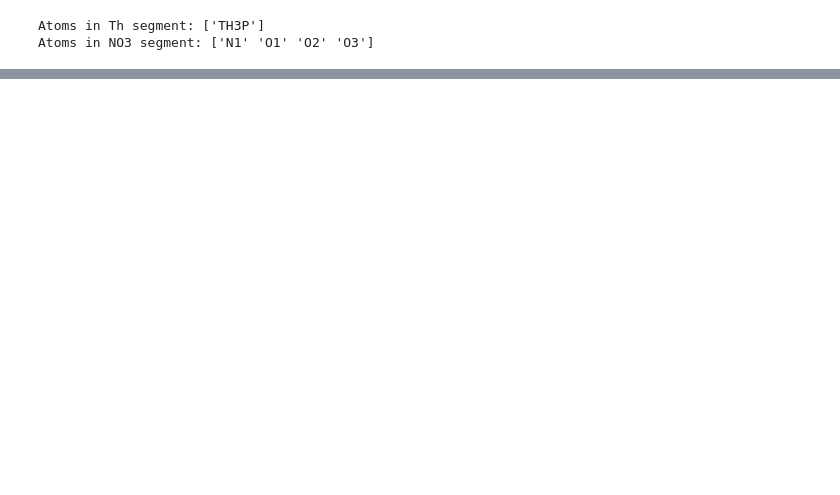
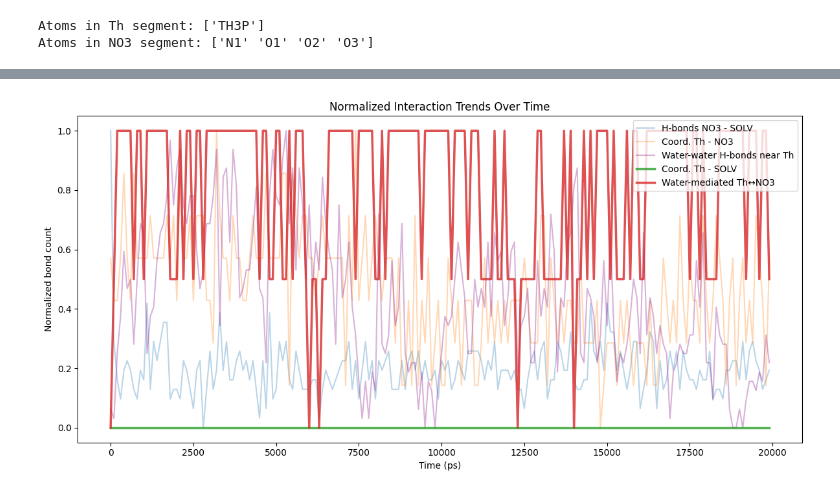
Before and after one commit to coreytaylorcompchem/comp_chem, a Jupyter notebook: md/01_Th_oligomerisation/2025-09-03_QMMM_Th_NaKLi_01_K.ipynb, the cells around one changed output, grey strips where cells are left out. Saved outputs shown, nothing was run; the diff lists cells and outputs as text; code cells hidden in the pictures; blank space fills up the shorter version.

```diff
--- a/md/01_Th_oligomerisation/2025-09-03_QMMM_Th_NaKLi_01_K.ipynb
+++ b/md/01_Th_oligomerisation/2025-09-03_QMMM_Th_NaKLi_01_K.ipynb
@@ -441,0 +224,27 @@ plt.show()
+# %%
+def normalize(arr):
+    arr = np.array(arr, dtype=float)
+    min_val = np.min(arr)
+    max_val = np.max(arr)
+    if max_val - min_val == 0:
+        return np.zeros_like(arr)  # or arr - min_val to get zeros
+    else:
+        return (arr - min_val) / (max_val - min_val)
+# %%
+# --- Plotting normalized data ---
+plt.figure(figsize=(12, 6))
+
+plt.plot(times, normalize(analysis.counts_hetb_solv), label=f"H-bonds {HETB} - SOLV", alpha=0.3)
+plt.plot(times, normalize(analysis.coord_counts_hetb), label=f"Coord. {HETA} - {HETB}", alpha=0.3)
+plt.plot(times, normalize(analysis.water_water_near_heta_graph), label=f"Water-water H-bonds near {HETA}", color="purple", alpha=0.3)
+plt.plot(times, normalize(analysis.coord_counts_solv), label=f"Coord. {HETA} - SOLV", linewidth=2.5, alpha=0.8)
+plt.plot(times, normalize(analysis.water_mediated_heta), label=f"Water-mediated {HETA}↔{HETB}", linewidth=2.5, alpha=0.8)
+
+plt.xlabel("Time (ps)")
+plt.ylabel("Normalized bond count")
+plt.title("Normalized Interaction Trends Over Time")
+plt.legend()
+plt.tight_layout()
+plt.show()
+# %% [output]
+[figure, added]
```
Also changed, not shown: parts of 26 cells of this notebook, 3 other files.
